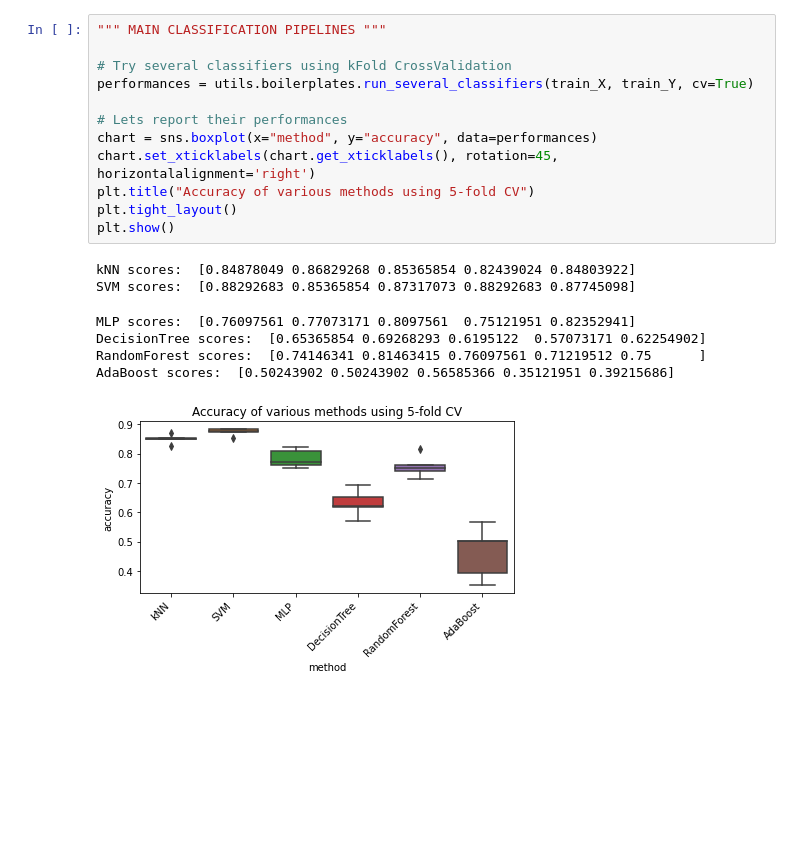
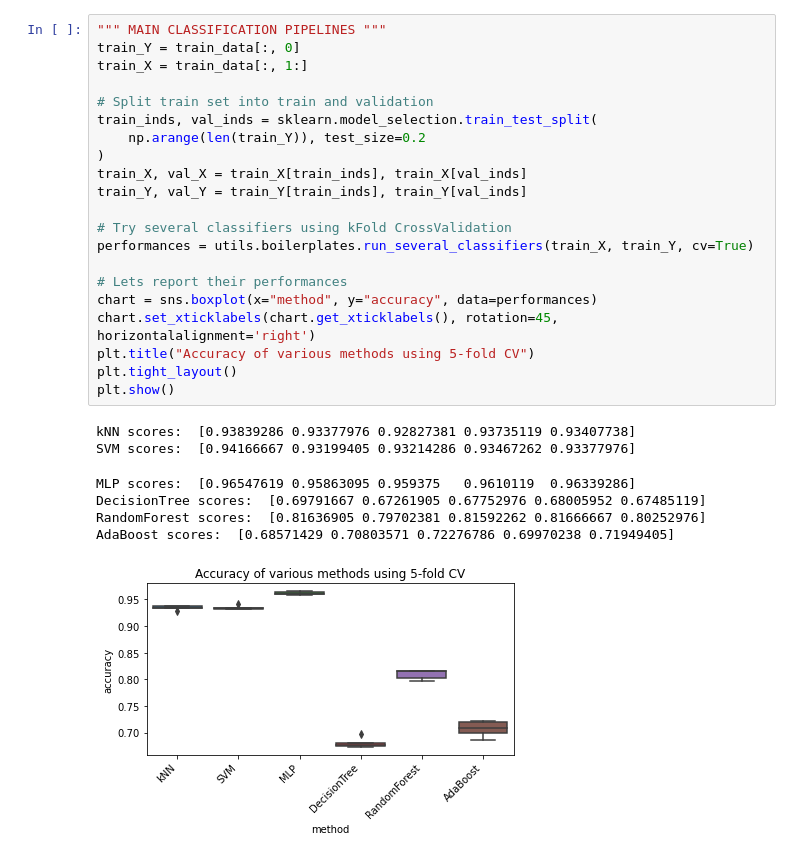
Before and after one commit to FlorianTeich/KaggleChallenges, a Jupyter notebook: src/000_mnist/main.ipynb, the cells around one changed output. Drawn from its saved outputs; the diff is of its cells as text; blank space fills up the shorter version.

```diff
--- a/src/000_mnist/main.ipynb
+++ b/src/000_mnist/main.ipynb
@@ -134,23 +138,32 @@ plt.show()
 # %%
 """ MAIN CLASSIFICATION PIPELINES """
+train_Y = train_data[:, 0]
+train_X = train_data[:, 1:]
+
+# Split train set into train and validation
+train_inds, val_inds = sklearn.model_selection.train_test_split(
+    np.arange(len(train_Y)), test_size=0.2
+)
+train_X, val_X = train_X[train_inds], train_X[val_inds]
+train_Y, val_Y = train_Y[train_inds], train_Y[val_inds]
 
 # Try several classifiers using kFold CrossValidation
 performances = utils.boilerplates.run_several_classifiers(train_X, train_Y, cv=True)
 
 # Lets report their performances
 chart = sns.boxplot(x="method", y="accuracy", data=performances)
 chart.set_xticklabels(chart.get_xticklabels(), rotation=45, horizontalalignment='right')
 plt.title("Accuracy of various methods using 5-fold CV")
 plt.tight_layout()
 plt.show()
 # %% [output]
-kNN scores:  [0.84878049 0.86829268 0.85365854 0.82439024 0.84803922]
-SVM scores:  [0.88292683 0.85365854 0.87317073 0.88292683 0.87745098]
+kNN scores:  [0.93839286 0.93377976 0.92827381 0.93735119 0.93407738]
+SVM scores:  [0.94166667 0.93199405 0.93214286 0.93467262 0.93377976]
-MLP scores:  [0.76097561 0.77073171 0.8097561  0.75121951 0.82352941]
-DecisionTree scores:  [0.65365854 0.69268293 0.6195122  0.57073171 0.62254902]
-RandomForest scores:  [0.74146341 0.81463415 0.76097561 0.71219512 0.75      ]
-AdaBoost scores:  [0.50243902 0.50243902 0.56585366 0.35121951 0.39215686]
+MLP scores:  [0.96547619 0.95863095 0.959375   0.9610119  0.96339286]
+DecisionTree scores:  [0.69791667 0.67261905 0.67752976 0.68005952 0.67485119]
+RandomForest scores:  [0.81636905 0.79702381 0.81592262 0.81666667 0.80252976]
+AdaBoost scores:  [0.68571429 0.70803571 0.72276786 0.69970238 0.71949405]
-[figure, old version]
+[figure, new version]
 # %%
 # Also, its interesting to see how well the classifiers do with less data
 all_perfs = pd.DataFrame(columns=["method", "balanced_accuracy", "num_samples"])
```
Also changed, not shown: parts of 12 cells of this notebook, 19 other files.
